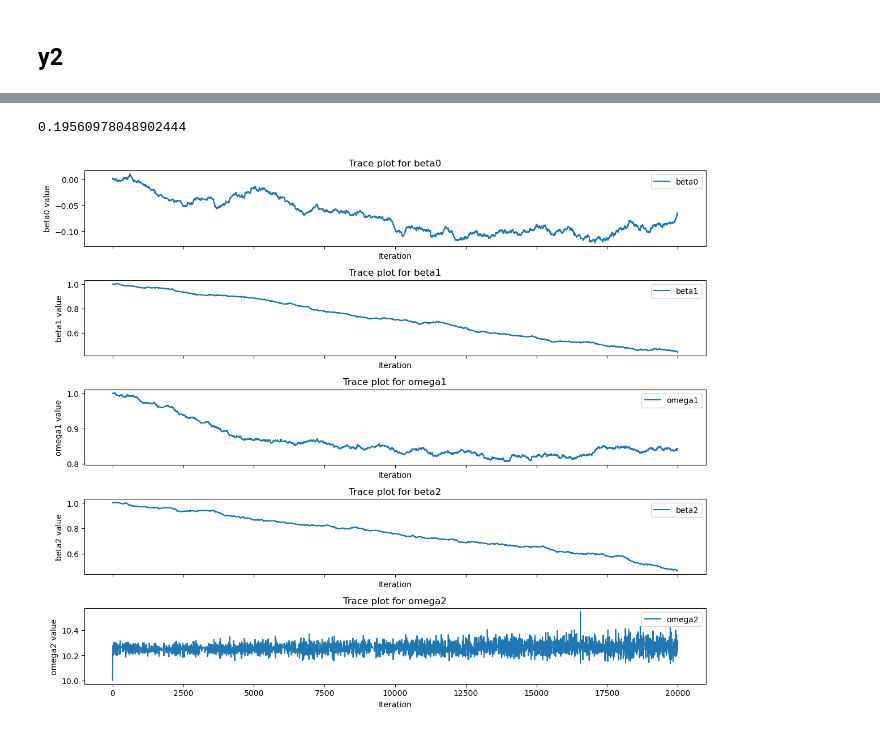
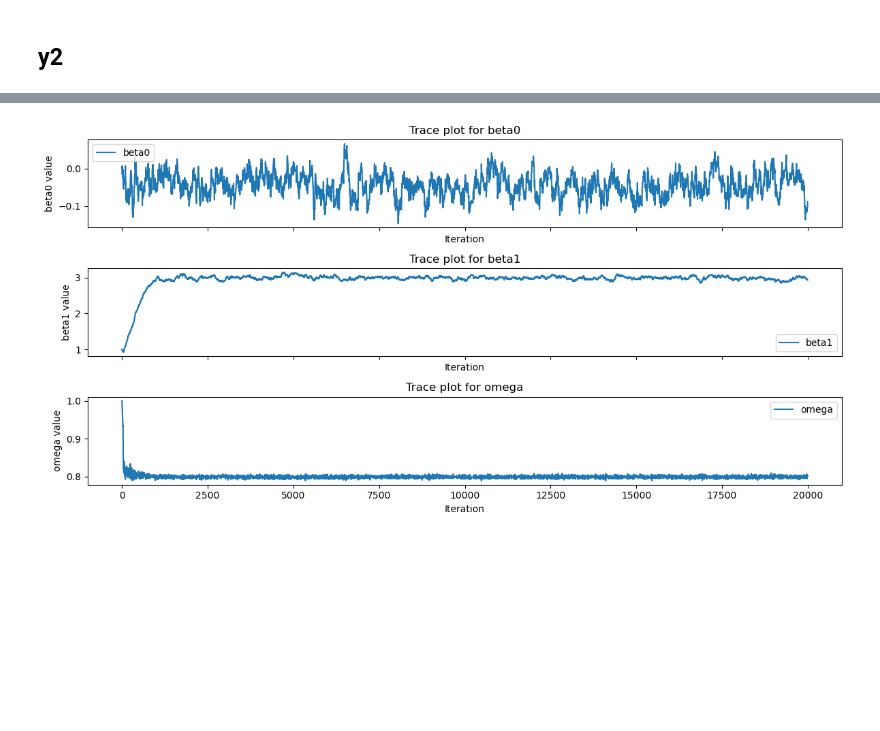
Before and after one commit to yyk1999/Project, a Jupyter notebook: Week4.ipynb, the cells around one changed output, grey strips where cells are left out. Cells and saved outputs as stored; diff of their text form; code cells hidden in the pictures; blank space fills up the shorter version.

```diff
--- a/Week4.ipynb
+++ b/Week4.ipynb
@@ -173,10 +239,10 @@ chains = run_mcmc(data['y1'], data['x'], 5000, n_walkers, 0.01, initial_params_r
 # %%
 
-for id in range(4):
+for id in range(2):
     param_id = id
     for i in range(n_walkers):
-        plt.plot(chains[i, :, param_id], label=f'Walker {i}')
-    plt.title(f'Trace plot for Parameter {param_id+1}')
+        plt.plot(chains[i, :, param_id], label=f'Walker {i+1}')
+    plt.title(f'Trace plot for Parameter {param_names_y1[param_id]}')
     plt.xlabel('Step')
     plt.ylabel('Parameter value')
     plt.legend()
@@ -194,15 +328,15 @@ $y_2 = \beta_0 + \beta_1 sin(\omega_1 x) + \beta_2 sin(\omega_2 x) + e$
 # %%
 def model_y2(x,params):
-    beta0, beta1, omega1, beta2, omega2 = params
-    return beta0 + beta1 * np.cos(omega1 * x) + beta2 * np.cos(omega2 * x)
+    beta0, beta1, omega = params
+    return beta0 + beta1 * np.sin(omega * x)
 # %%
 def log_likelihood_y2(y_obs, y_pred):
     log_l = np.sum(norm.logpdf(y_obs - y_pred, loc=0, scale=1))
     return log_l
 # %%
 def log_prior_y2(params):
-    beta0, beta1, omega1, beta2, omega2 = params
-    if -10 < beta0 < 10 and -10 < beta1 < 10 and -10 < beta2 < 10 and -10 < omega1 < 10 and -50 < omega2 < 50:
+    beta0, beta1, omega = params
+    if -10 < beta0 < 10 and -10 < beta1 < 10 and 0 < omega < 10:
         return 0
     else:
         return -np.inf
@@ -234,7 +368,7 @@ def metropolis_hastings_y2(y, x, n_iterations, initial_params, step_sizes):
     return chain, acceptance_rate
 # %%
 n_iterations = 20000
-initial_params = [0, 1, 1, 1, 10]  # 适当的初始参数
-step_sizes = [0.01/2, 0.01/2, 0.2/2, 0.01/2, 0.2/2]  # 每个参数的步长
+initial_params = [0, 1, 1]  # 适当的初始参数
+step_sizes = [0.01, 0.01, 0.01]  # 每个参数的步长
 
 chain, acceptance_rate= metropolis_hastings_y2(data['y2'], data['x'], n_iterations, initial_params, step_sizes)
@@ -257,29 +375,25 @@ array([[ 0.00000000e+00,  1.00000000e+00,  1.00000000e+00,
-# %%
-acceptance_rate
-# %% [output]
-0.19560978048902444
 # %%
 def plot_trace(chain, param_names):
     n_iterations, n_params = chain.shape
 
     fig, axes = plt.subplots(n_params, figsize=(12, 2 * n_params), sharex=True)
 
     for i in range(n_params):
         ax = axes[i]
         ax.plot(chain[:, i], label=f'{param_names[i]}')
         ax.set_title(f'Trace plot for {param_names[i]}')
         ax.set_xlabel('Iteration')
         ax.set_ylabel(f'{param_names[i]} value')
         ax.legend()
 
     fig.tight_layout()
     plt.show()
 
 # Define your parameter names based on your model
-param_names = ['beta0', 'beta1', 'omega1', 'beta2', 'omega2']
+param_names = ['beta0', 'beta1', 'omega']
 
 # Call the function with the chain from your MCMC algorithm
 plot_trace(chain, param_names)
 # %% [output]
-[figure, old version]
+[figure, new version]
 # %%
```
Also changed, not shown: parts of 50 cells of this notebook.
